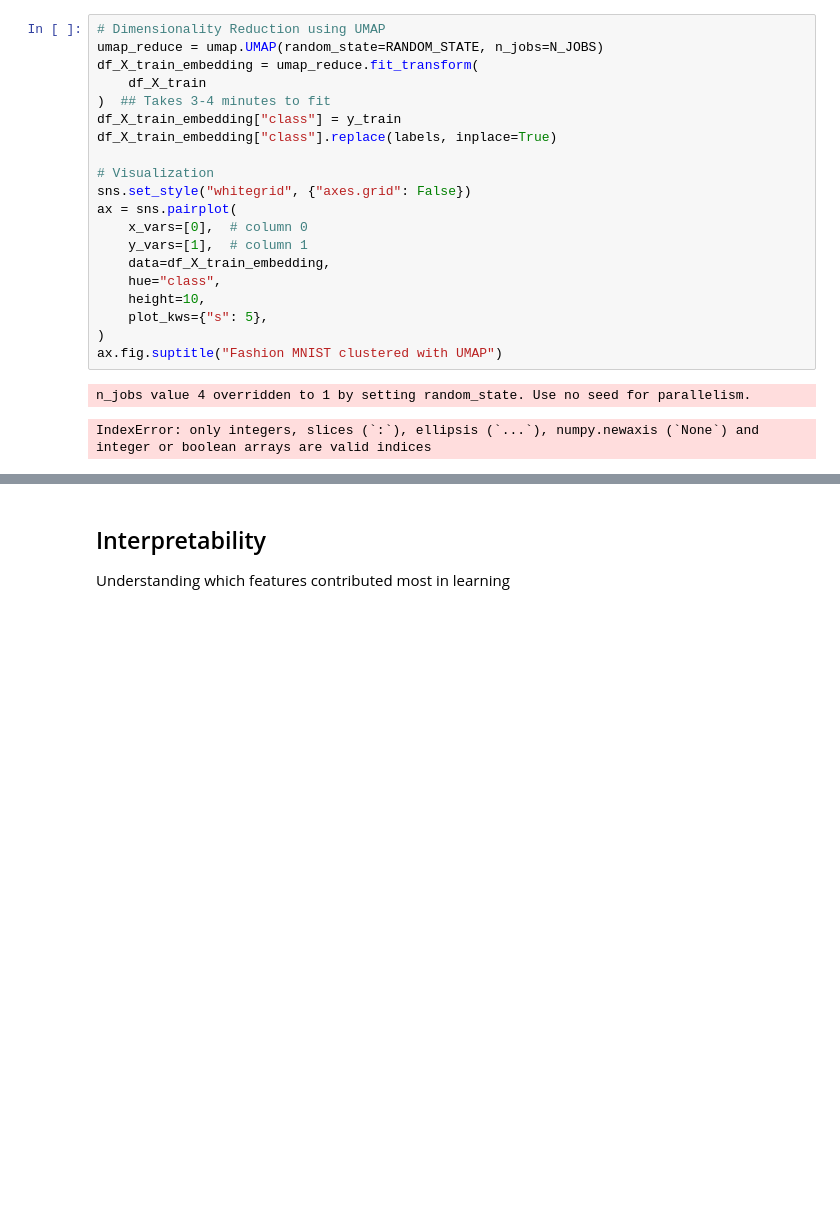
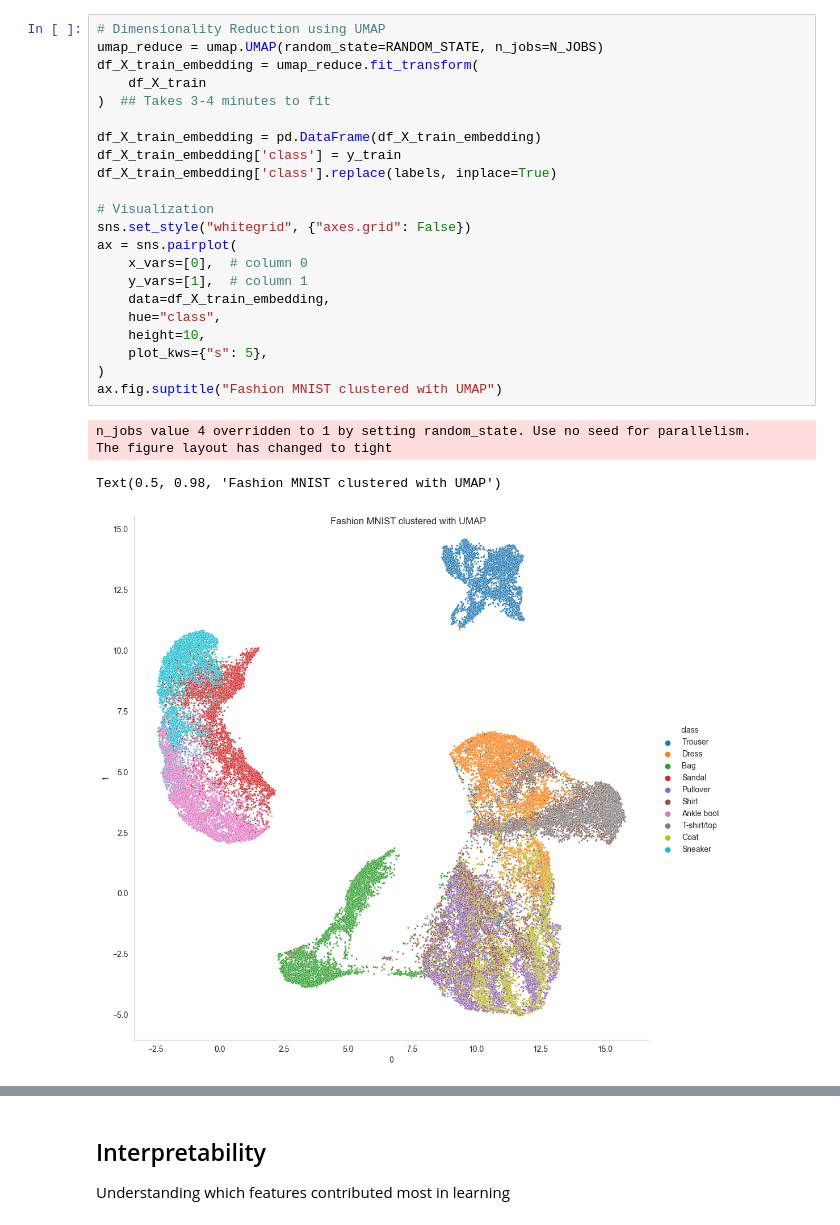
Before and after one commit to ParimiHarsha/FashionMNIST-Classification, a Jupyter notebook: FashionMNIST_classification.ipynb, the cells around one changed output, grey strips where cells are left out. Drawn from its saved outputs; the diff is of its cells as text; blank space fills up the shorter version.

```diff
--- a/FashionMNIST_classification.ipynb
+++ b/FashionMNIST_classification.ipynb
@@ -105,26 +109,30 @@ We are using 2 methods of dimensinality reduction:
 # %%
 # Dimensionality Reduction using UMAP
 umap_reduce = umap.UMAP(random_state=RANDOM_STATE, n_jobs=N_JOBS)
 df_X_train_embedding = umap_reduce.fit_transform(
     df_X_train
 )  ## Takes 3-4 minutes to fit
-df_X_train_embedding["class"] = y_train
-df_X_train_embedding["class"].replace(labels, inplace=True)
+
+df_X_train_embedding = pd.DataFrame(df_X_train_embedding)
+df_X_train_embedding['class'] = y_train
+df_X_train_embedding['class'].replace(labels, inplace=True)
 
 # Visualization
 sns.set_style("whitegrid", {"axes.grid": False})
 ax = sns.pairplot(
     x_vars=[0],  # column 0
     y_vars=[1],  # column 1
     data=df_X_train_embedding,
     hue="class",
     height=10,
     plot_kws={"s": 5},
 )
 ax.fig.suptitle("Fashion MNIST clustered with UMAP")
 # %% [output]
 n_jobs value 4 overridden to 1 by setting random_state. Use no seed for parallelism.
+The figure layout has changed to tight
-IndexError: only integers, slices (`:`), ellipsis (`...`), numpy.newaxis (`None`) and integer or boolean arrays are valid indices
+Text(0.5, 0.98, 'Fashion MNIST clustered with UMAP')
+[figure, added]
 # %%
 tsne_reduce = TSNE(random_state=RANDOM_STATE, n_jobs=N_JOBS)
 df_X_train_tsne = tsne_reduce.fit_transform(X_train)  # Takes 3-4 minutes to fit
```
Also changed, not shown: parts of 48 cells of this notebook.
